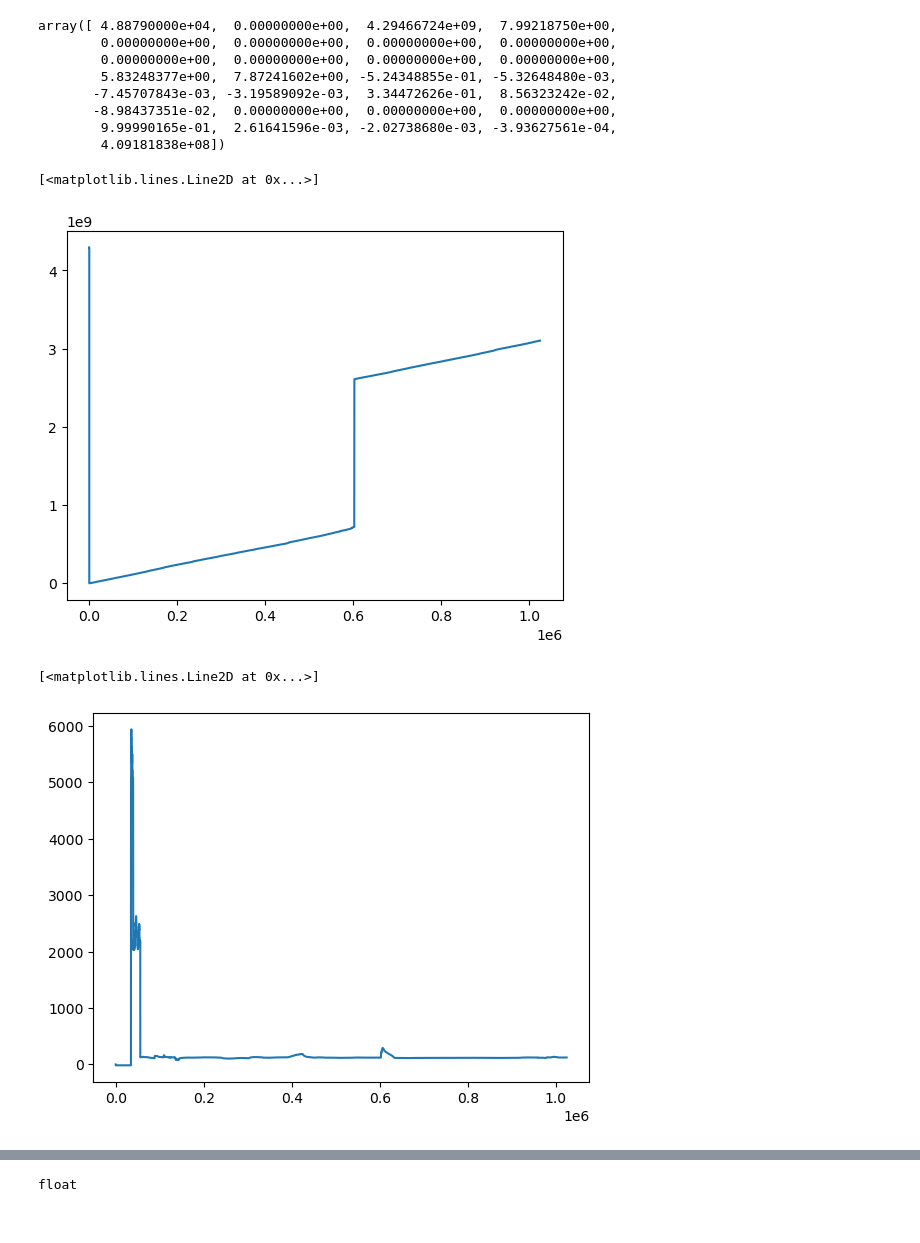
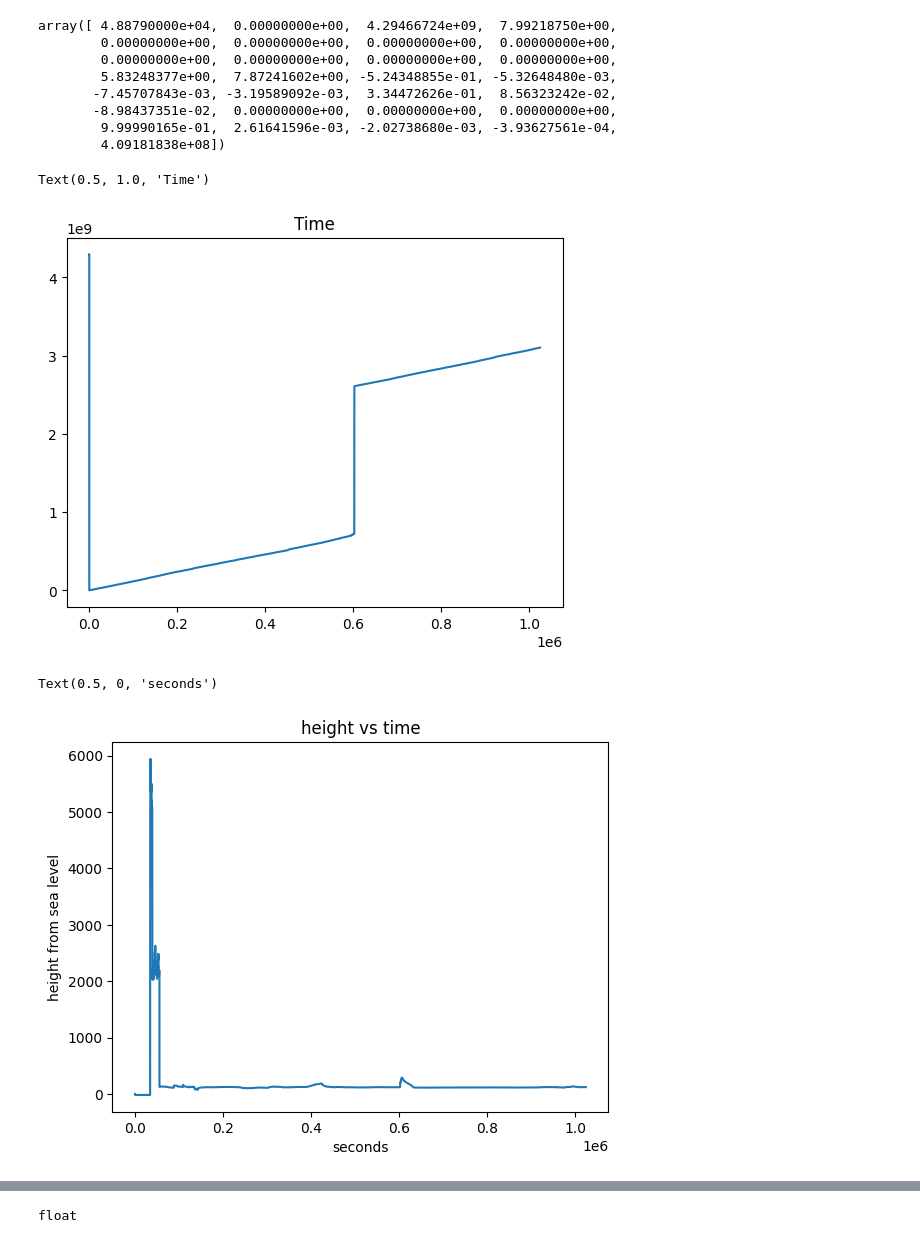
Before and after one commit to Rutgers-RPL/FlightDataAnalysis, a Jupyter notebook: IsolateThrustCurve.ipynb, the cells around one changed output, grey strips where cells are left out. Saved outputs shown, nothing was run; the diff lists cells and outputs as text; code cells hidden in the pictures.

```diff
--- a/IsolateThrustCurve.ipynb
+++ b/IsolateThrustCurve.ipynb
@@ -4,5 +4,7 @@ import matplotlib.pyplot as plt
 # %%
 %matplotlib inline
 # %%
-filepath = './2024-04-08-Flight_Log-np/packet_data.npy'
+filepath = './packet_data.npy'
+STARTCHUNK = 0.587 #constant that helps us isolate the specific data of the flight (done empircally)
+ENDCHUNK = 0.62 #end constant to isolate
 # %%
@@ -24,14 +26,20 @@ array([ 4.88790000e+04,  0.00000000e+00,  4.29466724e+09,  7.99218750e+00,
         9.99990165e-01,  2.61641596e-03, -2.02738680e-03, -3.93627561e-04,
         4.09181838e+08])
 # %%
-plt.plot(data[:,2])
+plt.plot(data[:,2]) #column 3
+plt.title("Time")
+#this is the time plot which should be linear but as you can see it spikes up out of nowhere and continues linearly
+#we want to find out why but we accounted for this specific spike in the caluclatiosn ahead.
 # %% [output]
-[<matplotlib.lines.Line2D at 0x...>]
+Text(0.5, 1.0, 'Time')
-[figure, old version]
+[figure, new version]
 # %%
 plt.plot(data[:,9])
+plt.title("height vs time")
+plt.ylabel("height from sea level")
+plt.xlabel("seconds")
 # %% [output]
-[<matplotlib.lines.Line2D at 0x...>]
+Text(0.5, 0, 'seconds')
-[figure, old version]
+[figure, new version]
 # %%
 # Using GPS Altitude to try and narrow down the flight period
```
Also changed, not shown: parts of 12 cells of this notebook.
